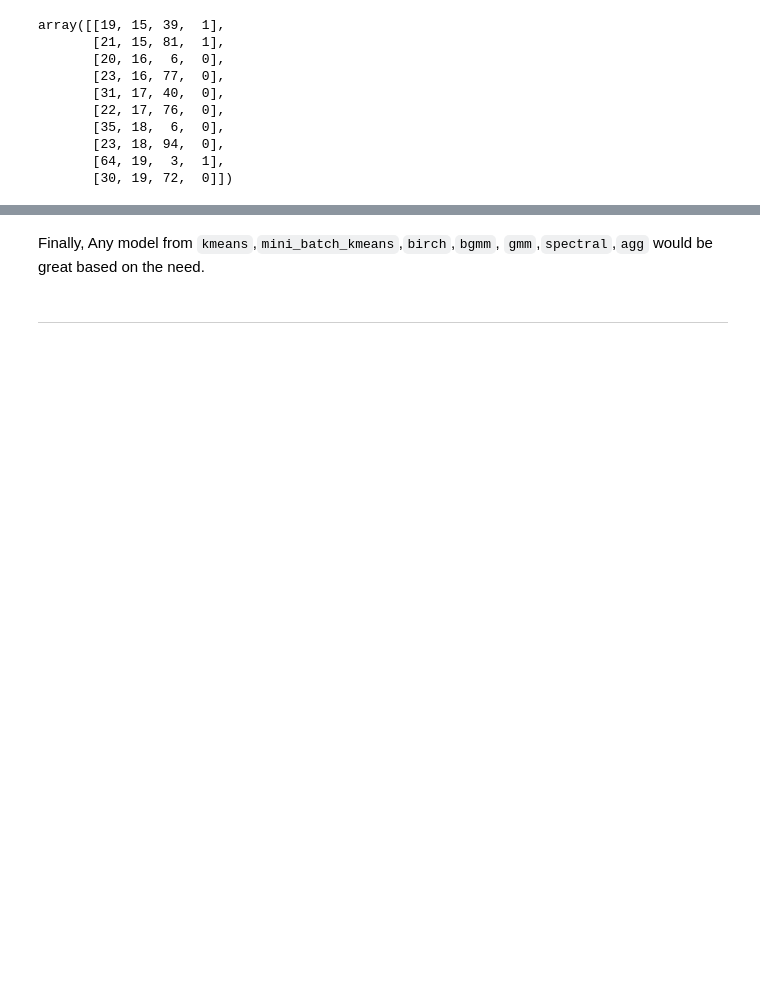
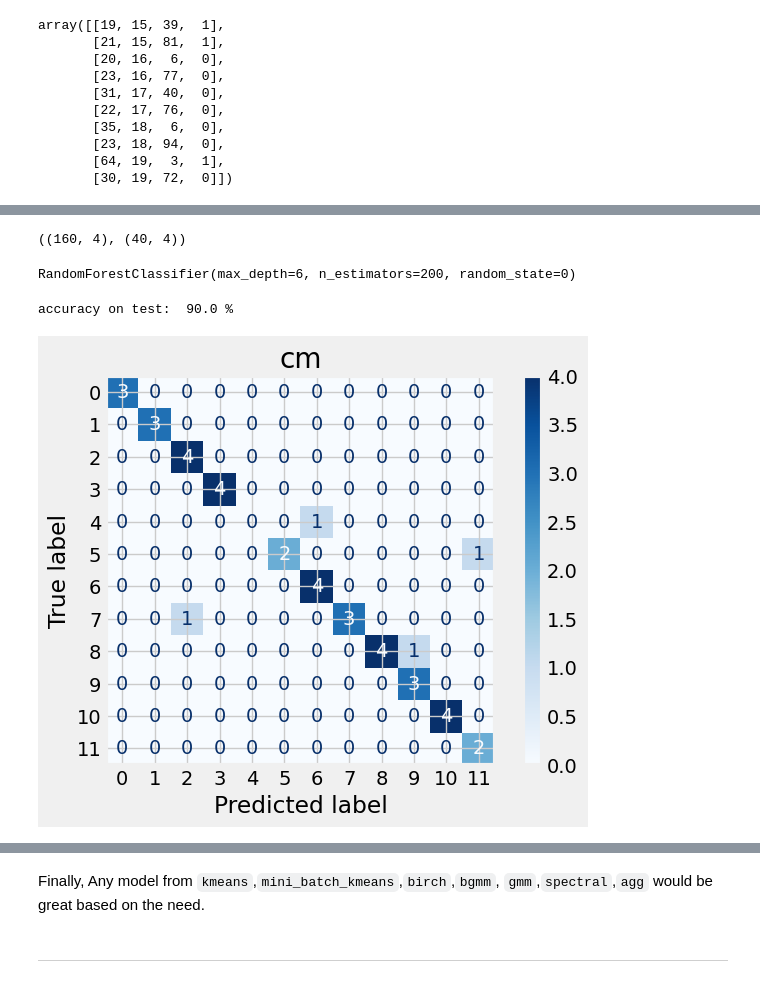
Before and after one commit to tikendraw/customer-segmentation-and-analysis, a Jupyter notebook: customer-segmentation-and-vizualizing-clusters.ipynb, the cells around one changed output, grey strips where cells are left out. Cells and saved outputs as stored; diff of their text form; code cells hidden in the pictures; blank space fills up the shorter version.

```diff
--- a/customer-segmentation-and-vizualizing-clusters.ipynb
+++ b/customer-segmentation-and-vizualizing-clusters.ipynb
@@ -877,0 +956,31 @@ plot_datapoints(xx_scaled, aa.named_steps['kmeans'].labels_, n_components=3, tit
+# %%
+y = aa.named_steps['kmeans'].labels_
+# %%
+xtrain, xtest, ytrain, ytest = sklearn.model_selection.train_test_split(xx_scaled, y, test_size=0.2, random_state=random_seed, stratify=y)
+# %%
+xtrain.shape, xtest.shape
+# %% [output]
+((160, 4), (40, 4))
+# %%
+# knn = sklearn.neighbors.KNeighborsClassifier(n_neighbors=5)
+knn = RandomForestClassifier(max_depth=6, n_estimators = 200, random_state=0)
+knn.fit(xtrain, ytrain)
+# %% [output]
+RandomForestClassifier(max_depth=6, n_estimators=200, random_state=0)
+# %%
+ypred = knn.predict(xtest)
+print('accuracy on test: ', accuracy_score(ytest, ypred)*100, '%')
+# %% [output]
+accuracy on test:  90.0 %
+# %%
+disp = ConfusionMatrixDisplay.from_estimator(
+        knn,
+        xtest,
+        ytest,
+        display_labels=class_names,
+        cmap=plt.cm.Blues,
+#         normalize=False,
+    )
+_=disp.ax_.set_title('cm')
+# %% [output]
+[figure, added]
```
Also changed, not shown: parts of 30 cells of this notebook.
